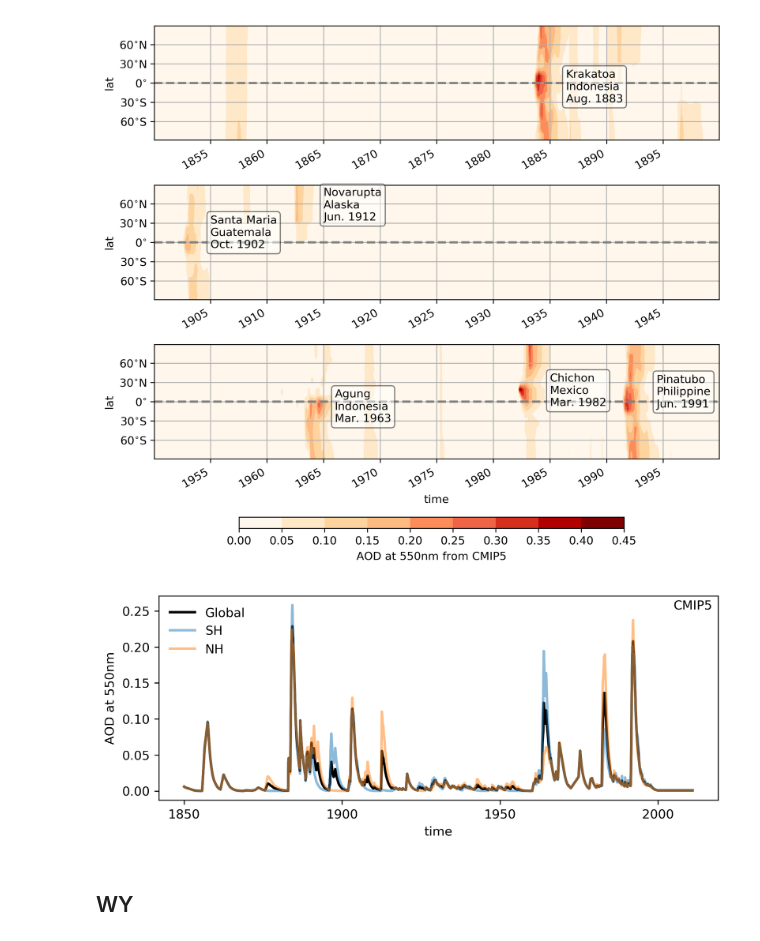
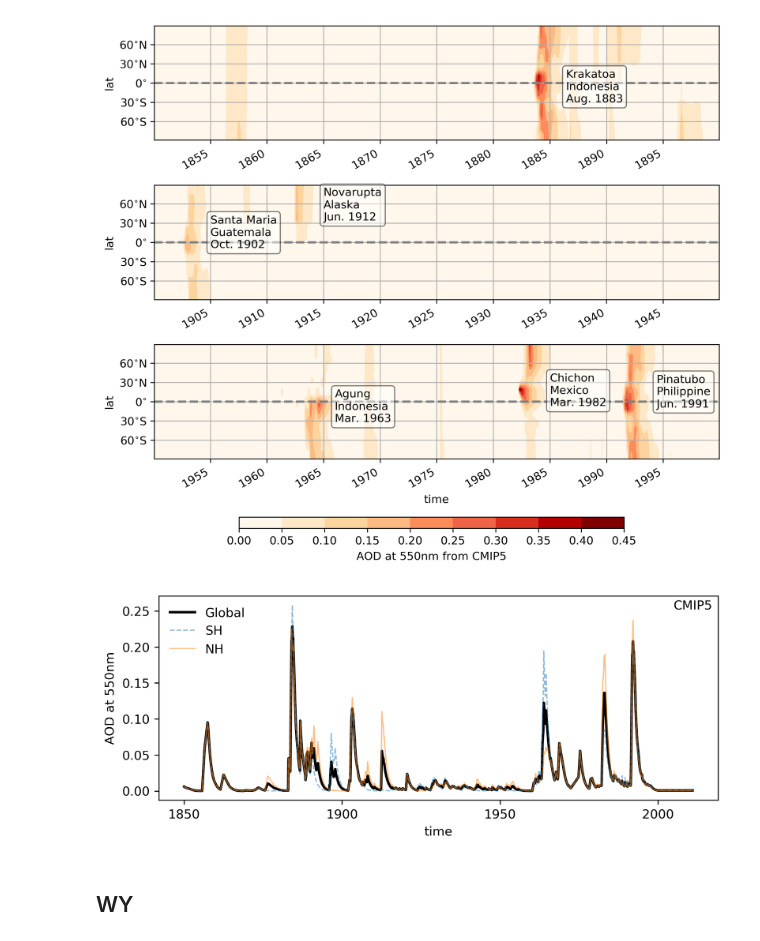
Before and after one commit to wy2136/volcanic_impact, a Jupyter notebook: fig_volcanic_forcings.cmip5.ipynb, the cells around one changed output. Saved outputs shown, nothing was run; the diff lists cells and outputs as text; code cells hidden in the pictures.

```diff
--- a/fig_volcanic_forcings.cmip5.ipynb
+++ b/fig_volcanic_forcings.cmip5.ipynb
@@ -201,18 +201,22 @@ plt.savefig(figname)
 [figure]
 # %%
 # Global/SH/NH mean AOD at 550nm
-da.expand_dims('lon').geo.fldmean().sel(time=slice(None, '2010')).plot(figsize=(8,3), color='k', label='Global')
-da.expand_dims('lon').sel(lat=slice(-90,0)).geo.fldmean().sel(time=slice(None, '2010')).plot(alpha=0.5, label='SH')
-da.expand_dims('lon').sel(lat=slice(0,90)).geo.fldmean().sel(time=slice(None, '2010')).plot(alpha=0.5, label='NH')
+lw = 1
+da.expand_dims('lon').geo.fldmean().sel(time=slice('1850', '2010')) \
+    .plot(figsize=(8,3), color='k', label='Global', lw=2)
+da.expand_dims('lon').sel(lat=slice(-90,0)).geo.fldmean().sel(time=slice(None, '2010')) \
+    .plot(alpha=0.5, label='SH', lw=1, ls='--')
+da.expand_dims('lon').sel(lat=slice(0,90)).geo.fldmean().sel(time=slice(None, '2010')) \
+    .plot(alpha=0.5, label='NH', lw=1)
 
 plt.ylabel('AOD at 550nm')
 plt.text(0.99, 0.98, 'CMIP5', ha='right', va='top', transform=plt.gca().transAxes)
 plt.legend(loc='upper left')
 
 # plt.tight_layout()
 plt.gcf().set_facecolor('w')
 # %% [output]
-[figure, old version]
+[figure, new version]
 # %% [markdown]
 ## WY
 # %%
```
